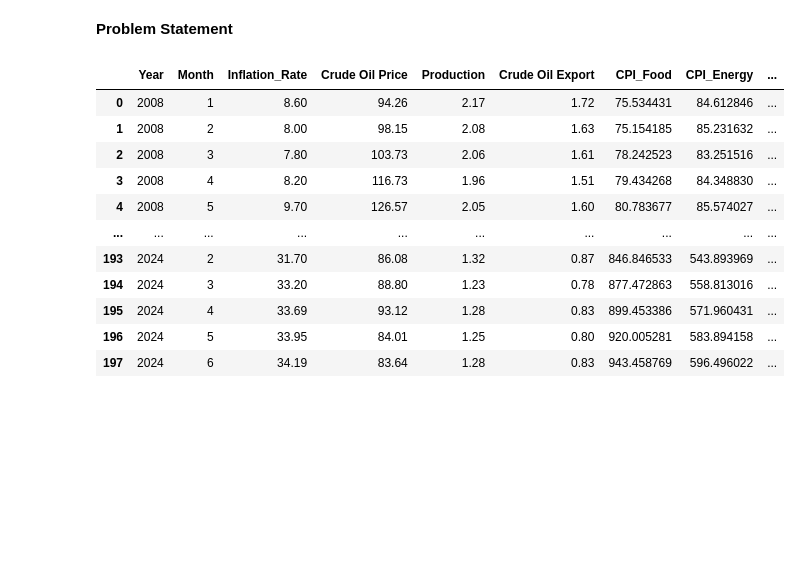
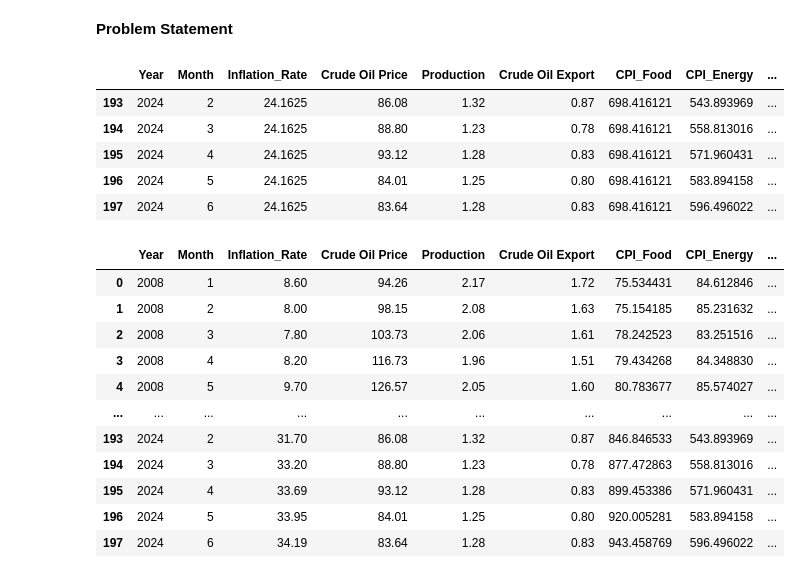
Before and after one commit to TobilobaOk/machine-learning, a Jupyter notebook: project1.ipynb, the cells around one changed output. Saved outputs shown, nothing was run; the diff lists cells and outputs as text; code cells hidden in the pictures; blank space fills up the shorter version.

```diff
--- a/project1.ipynb
+++ b/project1.ipynb
@@ -22,6 +22,15 @@ drive.mount('/content/drive')
 Drive already mounted at /content/drive; to attempt to forcibly remount, call drive.mount("/content/drive", force_remount=True).
 # %% [markdown]
 **Problem Statement**
+# %%
+df.tail()
+# %% [output]
+|  | Year | Month | Inflation_Rate | Crude Oil Price | Production | Crude Oil Export | CPI_Food | CPI_Energy | ... |
+| 193 | 2024 | 2 | 24.1625 | 86.08 | 1.32 | 0.87 | 698.416121 | 543.893969 | ... |
+| 194 | 2024 | 3 | 24.1625 | 88.80 | 1.23 | 0.78 | 698.416121 | 558.813016 | ... |
+| 195 | 2024 | 4 | 24.1625 | 93.12 | 1.28 | 0.83 | 698.416121 | 571.960431 | ... |
+| 196 | 2024 | 5 | 24.1625 | 84.01 | 1.25 | 0.80 | 698.416121 | 583.894158 | ... |
+| 197 | 2024 | 6 | 24.1625 | 83.64 | 1.28 | 0.83 | 698.416121 | 596.496022 | ... |
 # %%
 df
 # %% [output]
```
